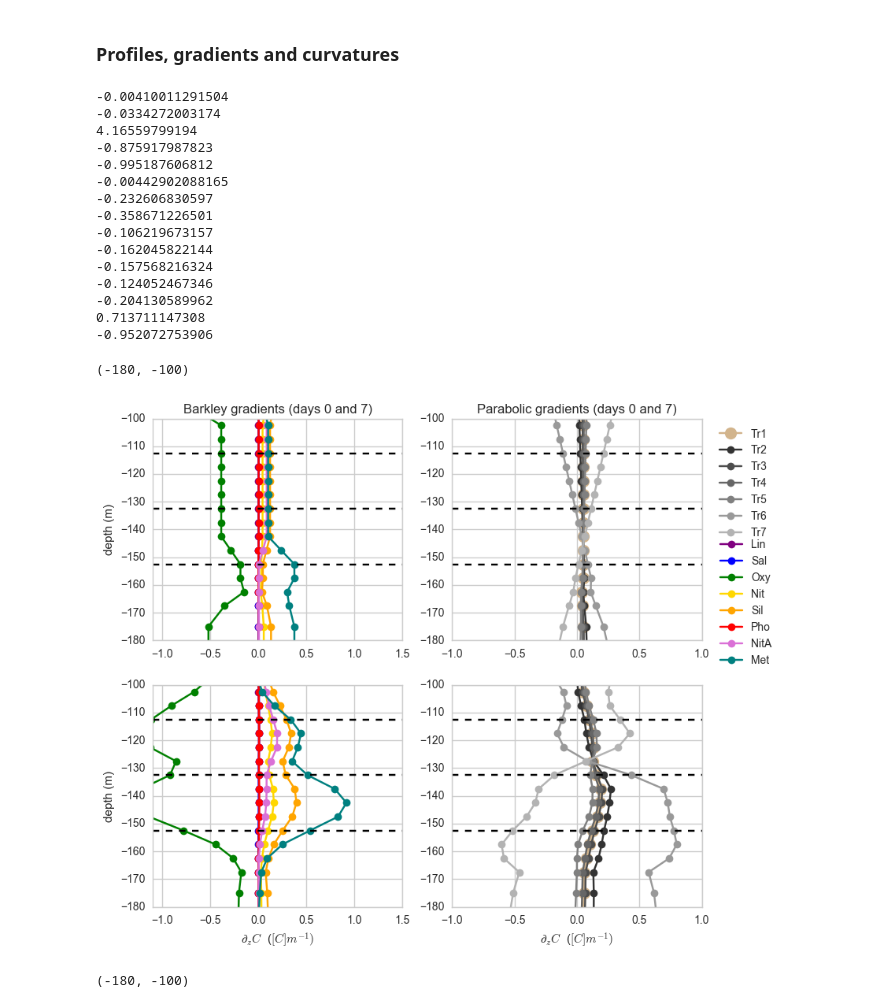
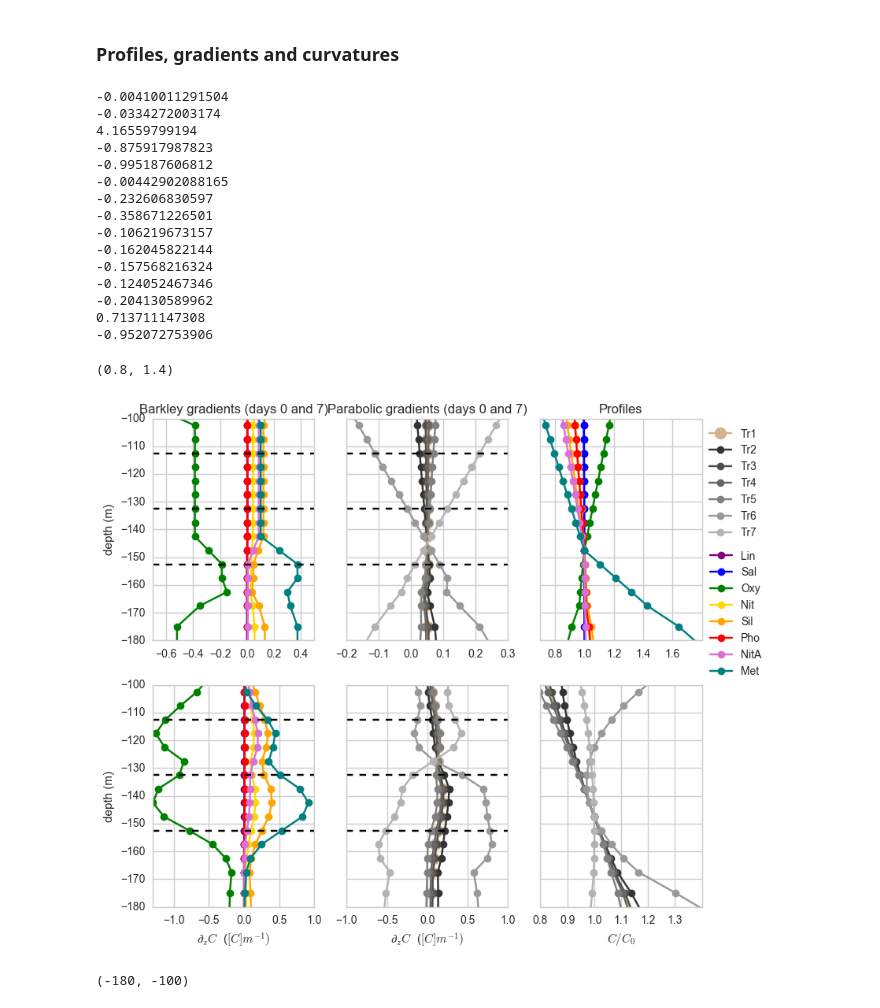
Before and after one commit to UBC-MOAD/outputanalysisnotebooks, a Jupyter notebook: NutrientProfiles/Parabolic/01_curvature_dependence.ipynb, the cells around one changed output. Drawn from its saved outputs; the diff is of its cells as text; code cells hidden in the pictures.

```diff
--- a/NutrientProfiles/Parabolic/01_curvature_dependence.ipynb
+++ b/NutrientProfiles/Parabolic/01_curvature_dependence.ipynb
@@ -89,8 +110,14 @@ ptracers_file_parab = '/ocean/kramosmu/MITgcm/TracerExperiments/CNTDIFF_LOW_SR_7
 
 ptracers_fileNoC = '/ocean/kramosmu/MITgcm/TracerExperiments/BARKLEY/run02/ptracersGlob.nc'
 
+#Station DnS coordinates
+yi = 245
+xi = 200
+station = 'DnC'
+
 time = state.variables['T']
 depth = grid.variables['RC']
+mask = rout.getMask(grid_file, 'HFacC')[:,yi,xi]
 # %%
 fileBAR = ('/ocean/kramosmu/MITgcm/TracerExperiments/BARKLEY/HCW_TrMass_BARKLEY_run01.csv')
 fileBARNoC = ('/ocean/kramosmu/MITgcm/TracerExperiments/BARKLEY/HCW_TrMass_BARKLEY_run02.csv')
@@ -103,6 +130,12 @@ dfBARnoc = pd.read_csv(fileBARNoC)
 
 dfLWR = pd.read_csv(fileLWR)
 dfLWRnoc = pd.read_csv(fileLWRNoC)
+
+PtracPara = '/ocean/kramosmu/MITgcm/TracerExperiments/CNTDIFF_LOW_SR_7Tr/run01/ptracersGlob.nc'
+PtracBark = '/ocean/kramosmu/MITgcm/TracerExperiments/BARKLEY/run01/ptracersGlob.nc'
+
+PtracParaDS = Dataset(PtracPara)
+PtracBarkDS = Dataset(PtracBark)
 # %%
 import canyon_records_tracers
 records = canyon_records_tracers.main()
@@ -116,7 +149,7 @@ sizes_Para = [11,7,7,7,7,7,7]
 # %% [markdown]
 ### Profiles, gradients and curvatures
 # %%
-fig,[[ax1,ax2],[ax3,ax4]] = plt.subplots(2,2,figsize=(9,8))
+fig,[[ax1,ax2,ax5],[ax3,ax4,ax6]] = plt.subplots(2,3,figsize=(9,8), sharey=True)
 
 keys = ['dTrdz_tt08','dTrdz_tt10','dTrdz_tt12','dTrdz_tt14','dTrdz_tt16']
 key0 = 'dTrdz_tt00'
@@ -135,6 +168,7 @@ ii = 0
 for tracer,col,lab in zip(record.tracerList, colours_Bark, labels_Bark):
     filename1 = ('/ocean/kramosmu/OutputAnalysis/outputanalysisnotebooks/results/metricsDataFrames/dTrdz_Tr%s_%s_%s.csv'
                      %(tracer,record.name,stname))
+
     df = pd.read_csv(filename1)
 
     df_anom=(df.sub(df[key0].squeeze(),axis=0)).add(df[key0][0])
@@ -147,11 +181,16 @@ for tracer,col,lab in zip(record.tracerList, colours_Bark, labels_Bark):
 
     ax1.plot(-df[key0][:],depth[1:-1],'o-',color=col,label=lab)
     ax3.plot(-df[keys[3]][:],depth[1:-1],'-o',color=col,label=lab)
+    Tr = get_profile(PtracBarkDS,tracer,[0],mask,yi,xi)
+    ax5.plot(Tr[0,:]/Tr[0,29],depth,'-o',color=col,label=lab)
 
     Bar_dTrdz[ii] = np.mean(np.array([maxd3,maxd4,maxd5,maxd6,maxd7]))
     print(Bar_dTrdz[ii])
     Bar_inidTrdz[ii] = df[key0][30]
     Bar_dTrdz_std[ii] = np.std(np.array([maxd3,maxd4,maxd5,maxd6,maxd7]))
+
+
+
     ii = ii+1
 
 record = records[1]
@@ -172,6 +211,8 @@ for tracer,col,lab,ms in zip(record.tracerList, colours_Para, labels_Para, sizes
 
     ax2.plot(-df[key0][:],depth[1:-1],'o-',markersize=ms, color=col,label=lab)
     ax4.plot(-df[keys[3]][:],depth[1:-1],'o-',markersize=ms,color=col,label=lab)
+    Tr = get_profile(PtracParaDS,tracer,[0],mask,yi,xi)
+    ax6.plot(Tr[0,:]/Tr[0,29],depth,'-o',color=col,label=lab)
 
     Par_dTrdz[ii] = np.mean(np.array([maxd3,maxd4,maxd5,maxd6,maxd7]))
     print(Par_dTrdz[ii])
@@ -187,9 +228,11 @@ ax1.set_title('Barkley gradients (days 0 and 7)')
 
 ax4.set_xlabel('$\partial_z{C}$  ($[C]m^{-1})$')
 ax2.set_title('Parabolic gradients (days 0 and 7)')
+ax5.set_title('Profiles')
+ax6.set_xlabel('$C/C_0$')
 
-ax2.legend(bbox_to_anchor=(1.3,1),ncol=1, columnspacing=0.1)
-ax1.legend(bbox_to_anchor=(2.52,0.5),ncol=1, columnspacing=0.1)
+ax2.legend(bbox_to_anchor=(2.6,1),ncol=1, columnspacing=0.1)
+ax1.legend(bbox_to_anchor=(3.83,0.45),ncol=1, columnspacing=0.1)
 
 ax2.axhline(depth[22],linestyle='--',color='k')
 ax1.axhline(depth[22],linestyle='--',color='k')
@@ -198,38 +241,42 @@ ax1.axhline(depth[26],linestyle='--',color='k')
 ax1.axhline(depth[30],linestyle='--',color='k')
 ax2.axhline(depth[30],linestyle='--',color='k')
 ax4.axhline(depth[22],linestyle='--',color='k')
 ax3.axhline(depth[22],linestyle='--',color='k')
 ax4.axhline(depth[26],linestyle='--',color='k')
 ax3.axhline(depth[26],linestyle='--',color='k')
 ax3.axhline(depth[30],linestyle='--',color='k')
 ax4.axhline(depth[30],linestyle='--',color='k')
 
-ax1.set_xlim(-1.1,1.5)
+ax1.set_xlim(-0.7,0.5)
 ax1.set_ylim(-180,-100)
-ax2.set_xlim(-1,1)
+ax2.set_xlim(-0.2,0.3)
 ax2.set_ylim(-180,-100)
-ax3.set_xlim(-1.1,1.5)
+ax3.set_xlim(-1.3,1.0)
 ax3.set_ylim(-180,-100)
 ax4.set_xlim(-1,1)
 ax4.set_ylim(-180,-100)
+ax5.set_ylim(-180,-100)
+ax6.set_ylim(-180,-100)
+ax5.set_xlim(0.7,1.8)
+ax6.set_xlim(0.8,1.4)
 # %% [output]
 -0.00410011291504
 -0.0334272003174
 4.16559799194
 -0.875917987823
 -0.995187606812
 -0.00442902088165
 -0.232606830597
 -0.358671226501
 -0.106219673157
 -0.162045822144
 -0.157568216324
 -0.124052467346
 -0.204130589962
 0.713711147308
 -0.952072753906
-(-180, -100)
+(0.8, 1.4)
-[figure, old version]
+[figure, new version]
 # %%
 fig,[[ax1,ax2],[ax3,ax4]] = plt.subplots(2,2,figsize=(9,8))
 
```
Also changed, not shown: parts of 1 cell of this notebook, 1 other file.
